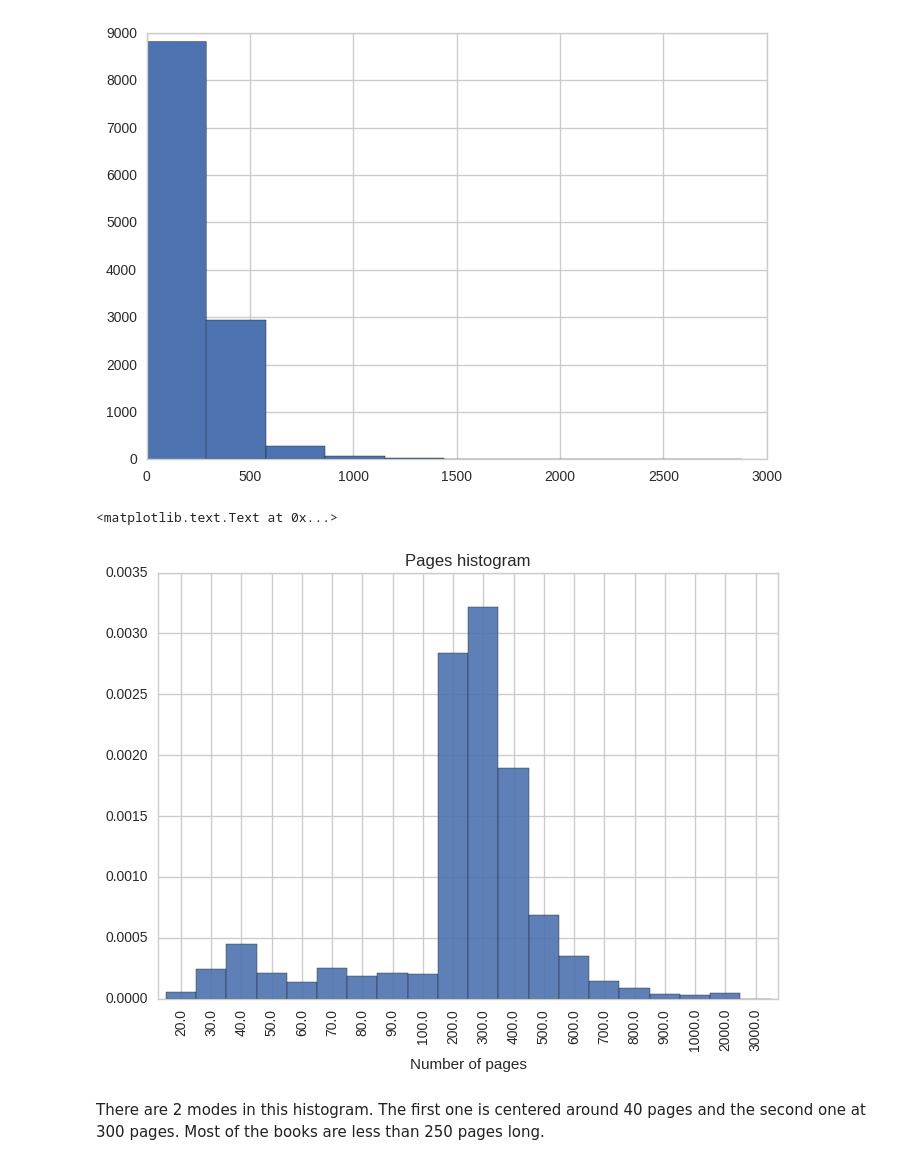
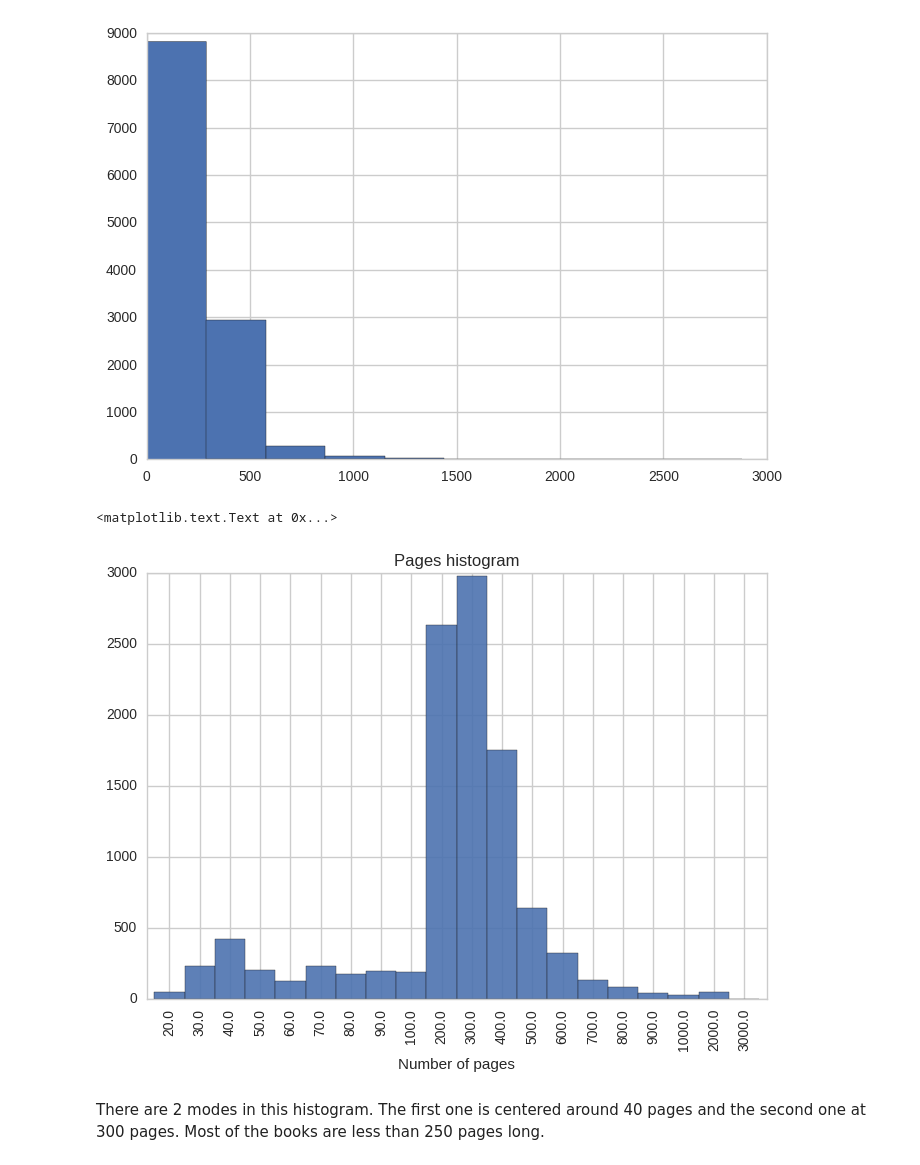
Before and after one commit to klitonandrea/BookRatings, a Jupyter notebook: Story telling with book ratings.ipynb, the cells around one changed output. Saved outputs shown, nothing was run; the diff lists cells and outputs as text; code cells hidden in the pictures.

```diff
--- a/Story telling with book ratings.ipynb
+++ b/Story telling with book ratings.ipynb
@@ -129,0 +171,8 @@ There seems to be a trend of rated books starting from year 1968. That trend has
+# %%
+BookInfo.loc[:,'publish_year'] = Dates.apply(lambda x: int(x[0]) if type(x) == list else x)
+year_average_plot = sns.boxplot(data=BookInfo, x='publish_year', y='average_rating')
+year_average_plot.set_title('Average rating by year')
+year_average_plot.set_xlabel('Publish year')
+year_average_plot.set_ylabel('Average rating')
+for item in year_average_plot.get_xticklabels():
+    item.set_rotation(90)
@@ -409,15 +465,15 @@ BookInfo.pagesNo.hist()
 import numpy as np
 # %%
 bins = np.concatenate((np.linspace(10, 100, 10), np.linspace(200, 900, 8), np.linspace(1000, 3000, 3)) )
-y, x = np.histogram(BookInfo.pagesNo[BookInfo.pagesNo.notnull()], bins=bins, normed=True)
+y, x = np.histogram(BookInfo.pagesNo[BookInfo.pagesNo.notnull()], bins=bins, normed=False)
 x=x[1:]
 histPages = pd.Series(y, x)
 ax = histPages.plot(kind='bar', width=1, alpha=0.9, align='center')
 ax.set_title('Pages histogram')
 ax.set_xlabel('Number of pages')
 # %% [output]
 <matplotlib.text.Text at 0x...>
-[figure, old version]
+[figure, new version]
 # %% [markdown]
 There are 2 modes in this histogram. The first one is centered around 40 pages and the second one at 300 pages. Most of the books are less than 250 pages long.
 # %%
```
Also changed, not shown: parts of 54 cells of this notebook.
